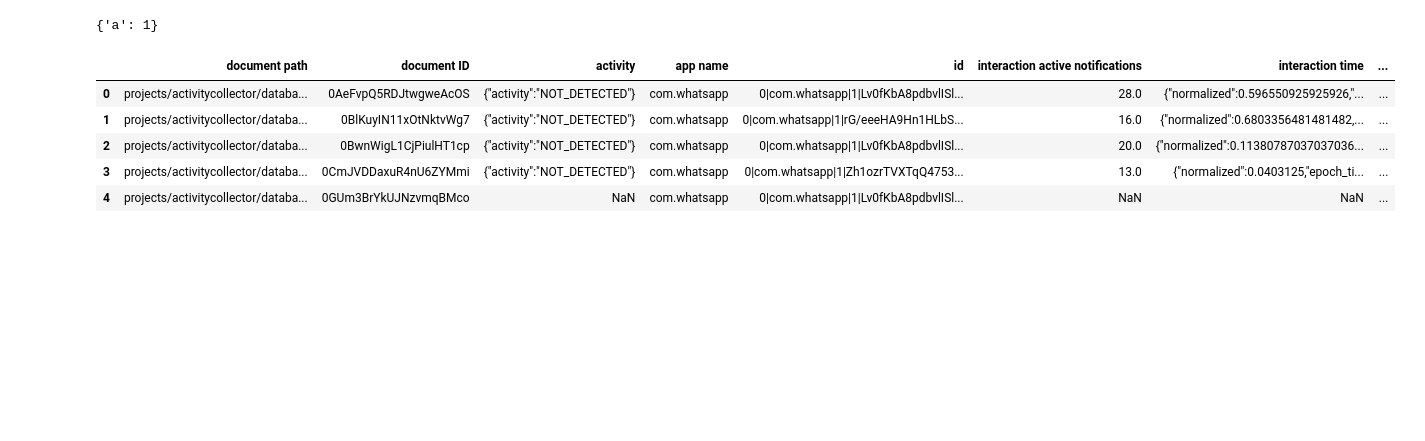
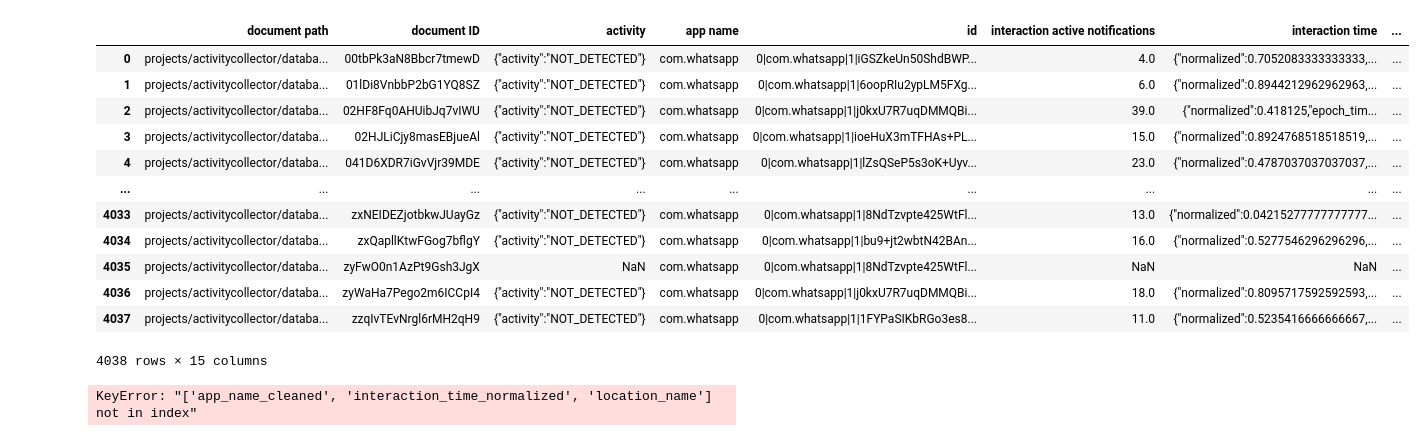
Before and after one commit to mihirkestur/Intelligent-Notification-Delivery-System, a Jupyter notebook: collected_dataset/Dataset conversion.ipynb, the cells around one changed output. Cells and saved outputs as stored; diff of their text form; code cells hidden in the pictures; blank space fills up the shorter version.

```diff
--- a/collected_dataset/Dataset conversion.ipynb
+++ b/collected_dataset/Dataset conversion.ipynb
@@ -2,20 +2,29 @@
 import pandas as pd
 import json
 # %%
-df = pd.read_csv('activitycollector_notifications_2024-12-01_19-19-49.csv')
+df = pd.read_csv('activitycollector_notifications_2024-12-12_19-38-00.csv')
-# %%
-json.loads("{\"a\":1}")
-# %% [output]
-{'a': 1}
 # %%
-df.head()
+df
 # %% [output]
 |  | document path | document ID | activity | app name | id | interaction active notifications | interaction time | ... |
-| 0 | projects/activitycollector/databa... | 0AeFvpQ5RDJtwgweAcOS | {"activity":"NOT_DETECTED"} | com.whatsapp | 0|com.whatsapp|1|Lv0fKbA8pdbvlISl... | 28.0 | {"normalized":0.596550925925926,"... | ... |
-| 1 | projects/activitycollector/databa... | 0BlKuyIN11xOtNktvWg7 | {"activity":"NOT_DETECTED"} | com.whatsapp | 0|com.whatsapp|1|rG/eeeHA9Hn1HLbS... | 16.0 | {"normalized":0.6803356481481482,... | ... |
-| 2 | projects/activitycollector/databa... | 0BwnWigL1CjPiulHT1cp | {"activity":"NOT_DETECTED"} | com.whatsapp | 0|com.whatsapp|1|Lv0fKbA8pdbvlISl... | 20.0 | {"normalized":0.11380787037037036... | ... |
-| 3 | projects/activitycollector/databa... | 0CmJVDDaxuR4nU6ZYMmi | {"activity":"NOT_DETECTED"} | com.whatsapp | 0|com.whatsapp|1|Zh1ozrTVXTqQ4753... | 13.0 | {"normalized":0.0403125,"epoch_ti... | ... |
-| 4 | projects/activitycollector/databa... | 0GUm3BrYkUJNzvmqBMco | NaN | com.whatsapp | 0|com.whatsapp|1|Lv0fKbA8pdbvlISl... | NaN | NaN | ... |
+| 0 | projects/activitycollector/databa... | 00tbPk3aN8Bbcr7tmewD | {"activity":"NOT_DETECTED"} | com.whatsapp | 0|com.whatsapp|1|iGSZkeUn50ShdBWP... | 4.0 | {"normalized":0.7052083333333333,... | ... |
+| 1 | projects/activitycollector/databa... | 01lDi8VnbbP2bG1YQ8SZ | {"activity":"NOT_DETECTED"} | com.whatsapp | 0|com.whatsapp|1|6oopRIu2ypLM5FXg... | 6.0 | {"normalized":0.8944212962962963,... | ... |
+| 2 | projects/activitycollector/databa... | 02HF8Fq0AHUibJq7vIWU | {"activity":"NOT_DETECTED"} | com.whatsapp | 0|com.whatsapp|1|j0kxU7R7uqDMMQBi... | 39.0 | {"normalized":0.418125,"epoch_tim... | ... |
+| 3 | projects/activitycollector/databa... | 02HJLiCjy8masEBjueAl | {"activity":"NOT_DETECTED"} | com.whatsapp | 0|com.whatsapp|1|ioeHuX3mTFHAs+PL... | 15.0 | {"normalized":0.8924768518518519,... | ... |
+| 4 | projects/activitycollector/databa... | 041D6XDR7iGvVjr39MDE | {"activity":"NOT_DETECTED"} | com.whatsapp | 0|com.whatsapp|1|lZsQSeP5s3oK+Uyv... | 23.0 | {"normalized":0.4787037037037037,... | ... |
+| ... | ... | ... | ... | ... | ... | ... | ... | ... |
+| 4033 | projects/activitycollector/databa... | zxNEIDEZjotbkwJUayGz | {"activity":"NOT_DETECTED"} | com.whatsapp | 0|com.whatsapp|1|8NdTzvpte425WtFl... | 13.0 | {"normalized":0.04215277777777777... | ... |
+| 4034 | projects/activitycollector/databa... | zxQapllKtwFGog7bflgY | {"activity":"NOT_DETECTED"} | com.whatsapp | 0|com.whatsapp|1|bu9+jt2wbtN42BAn... | 16.0 | {"normalized":0.5277546296296296,... | ... |
+| 4035 | projects/activitycollector/databa... | zyFwO0n1AzPt9Gsh3JgX | NaN | com.whatsapp | 0|com.whatsapp|1|8NdTzvpte425WtFl... | NaN | NaN | ... |
+| 4036 | projects/activitycollector/databa... | zyWaHa7Pego2m6ICCpI4 | {"activity":"NOT_DETECTED"} | com.whatsapp | 0|com.whatsapp|1|j0kxU7R7uqDMMQBi... | 18.0 | {"normalized":0.8095717592592593,... | ... |
+| 4037 | projects/activitycollector/databa... | zzqIvTEvNrgl6rMH2qH9 | {"activity":"NOT_DETECTED"} | com.whatsapp | 0|com.whatsapp|1|1FYPaSIKbRGo3es8... | 11.0 | {"normalized":0.5235416666666667,... | ... |
+4038 rows × 15 columns
+# %%
+new_df = df[['app_name_cleaned', 'interaction active notifications', 'interaction_time_normalized', 'location_name', 'activity', 'reason number']]
+# new_df[new_df['app_name_cleaned'] == 'email'].dropna()[new_df['reason number'] == ]
+new_df.dropna()['reason number'].unique()
+# %% [output]
+KeyError: "['app_name_cleaned', 'interaction_time_normalized', 'location_name'] not in index"
 # %%
 def extract_from_json(row_data, key):
     # print(row_data,  type(row_data) is not str)
```
Also changed, not shown: parts of 7 cells of this notebook, 6 other files.
